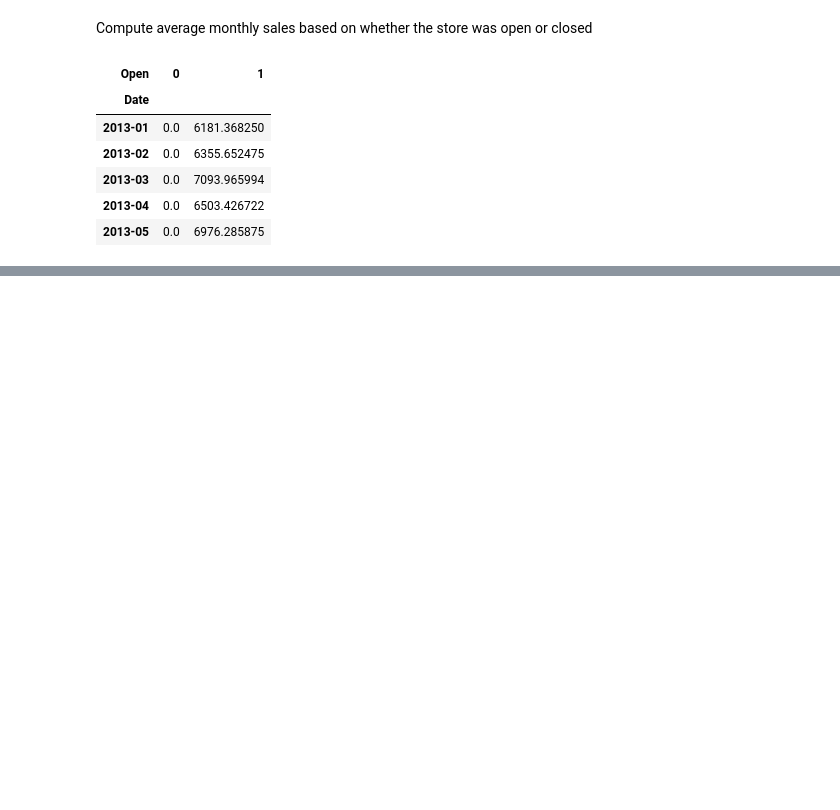
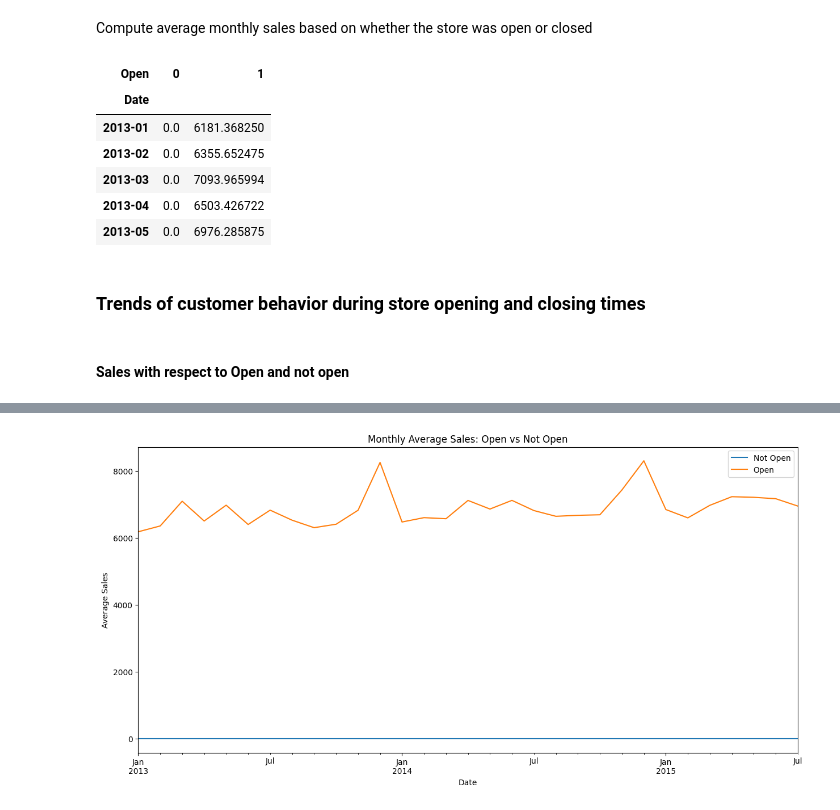
Before and after one commit to hanaDemma/Pharmaceuticals-finance-data-Analysis-week-4, a Jupyter notebook: notebooks/exploratory_analysis.ipynb, the cells around one changed output, grey strips where cells are left out. Cells and saved outputs as stored; diff of their text form; code cells hidden in the pictures; blank space fills up the shorter version.

Commit message:
sales with respect to open and close

```diff
--- a/notebooks/exploratory_analysis.ipynb
+++ b/notebooks/exploratory_analysis.ipynb
@@ -655,3 +655,11 @@ monthly_open_store.head()
 | 2013-03 | 0.0 | 7093.965994 |
 | 2013-04 | 0.0 | 6503.426722 |
 | 2013-05 | 0.0 | 6976.285875 |
+# %% [markdown]
+### Trends of customer behavior during store opening and closing times
+# %% [markdown]
+#### Sales with respect to Open and not open
+# %%
+from scripts.feature_engineering import salesWithOpenAndClose
+salesWithOpenAndClose(monthly_open_store)
+# %% [output]
@@ -657,0 +668 @@ monthly_open_store.head()
+[figure, added]
```
Also changed, not shown: parts of 29 cells of this notebook, 1 other file.
